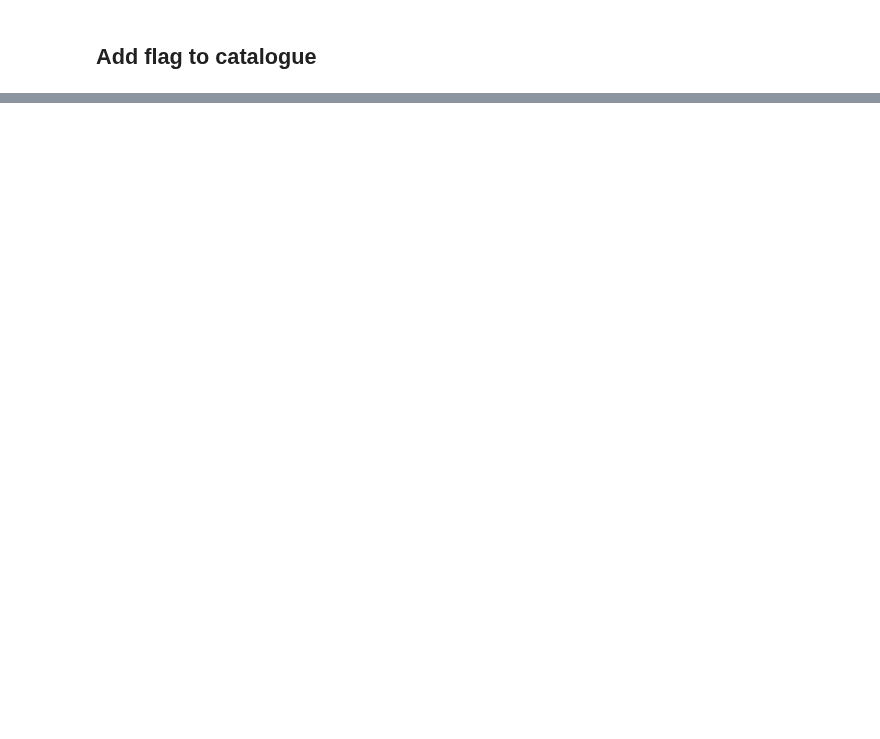
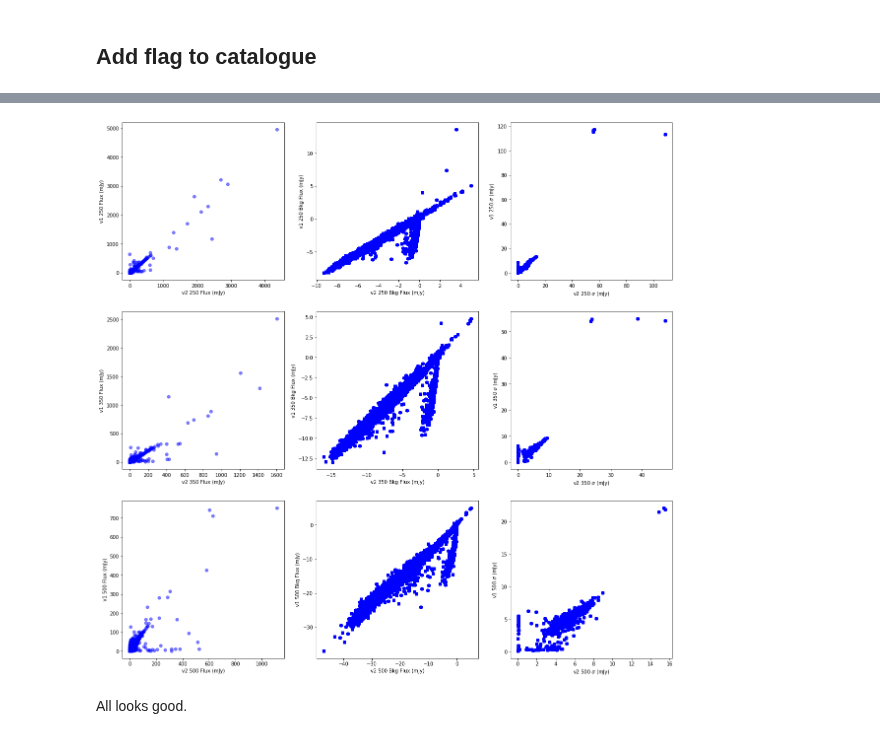
Before and after one commit to H-E-L-P/dmu_products, a Jupyter notebook: dmu26/dmu26_XID+SPIRE_GAMA-12/XID+SPIRE_GAMA-12_final_processing.ipynb, the cells around one changed output, grey strips where cells are left out. Cells and saved outputs as stored; diff of their text form; code cells hidden in the pictures; blank space fills up the shorter version.

```diff
--- a/dmu26/dmu26_XID+SPIRE_GAMA-12/XID+SPIRE_GAMA-12_final_processing.ipynb
+++ b/dmu26/dmu26_XID+SPIRE_GAMA-12/XID+SPIRE_GAMA-12_final_processing.ipynb
@@ -68,7 +81,7 @@ cat.add_column(Column(np.zeros(len(cat), dtype=bool),name='flag_spire_250'))
 cat.add_column(Column(np.zeros(len(cat), dtype=bool),name='flag_spire_350'))
 cat.add_column(Column(np.zeros(len(cat), dtype=bool),name='flag_spire_500'))
 # %%
-ind_SERVS_250=(cat['Pval_res_250']>0.5) | (cat['F_SPIRE_250'] < 4)
-ind_SERVS_350=(cat['Pval_res_350']>0.5) | (cat['F_SPIRE_350'] < 4)
-ind_SERVS_500=(cat['Pval_res_500']>0.5) | (cat['F_SPIRE_500'] < 6)
+ind_250=(cat['Pval_res_250']>0.5) | (cat['F_SPIRE_250'] < 10)
+ind_350=(cat['Pval_res_350']>0.5) | (cat['F_SPIRE_350'] < 10)
+ind_500=(cat['Pval_res_500']>0.5) | (cat['F_SPIRE_500'] < 12)
 # %%
@@ -85,0 +101,5 @@ WARNING: UnitsWarning: 'mJy/Beam' did not parse as fits unit: At col 4, Unit 'Be
+# %%
+old_cat=Table.read('./data/dmu26_XID+SPIRE_GAMA_12_20180508.fits')
+# %%
+
+comparison=join(cat, old_cat, join_type='left', keys='HELP_ID')
@@ -85,0 +121,21 @@ WARNING: UnitsWarning: 'mJy/Beam' did not parse as fits unit: At col 4, Unit 'Be
+# %%
+bands=[250,350,500]
+
+fig,axes=plt.subplots(3,3,figsize=(20,20))
+for i,b in enumerate(bands):
+    axes[i,0].plot(comparison['F_SPIRE_{}_1'.format(b)],comparison['F_SPIRE_{}_2'.format(b)],'bo',alpha=0.5)
+    axes[i,1].plot(comparison['Bkg_SPIRE_{}_1'.format(b)],comparison['Bkg_SPIRE_{}_2'.format(b)],'bo',alpha=0.5)
+    axes[i,2].plot(comparison['Sig_conf_SPIRE_{}_1'.format(b)],comparison['Sig_conf_SPIRE_{}_2'.format(b)],'bo',alpha=0.5)
+
+    axes[i,0].set_xlabel('v2 {} Flux (mJy)'.format(b))
+    axes[i,0].set_ylabel('v1 {} Flux (mJy)'.format(b))
+
+    axes[i,1].set_xlabel('v2 {} Bkg Flux (mJy)'.format(b))
+    axes[i,1].set_ylabel('v1 {} Bkg Flux (mJy)'.format(b))
+
+    axes[i,2].set_xlabel('v2 {} $\sigma$ (mJy)'.format(b))
+    axes[i,2].set_ylabel('v1 {} $\sigma$ (mJy)'.format(b))
+# %% [output]
+[figure, added]
+# %% [markdown]
+All looks good.
```
Also changed, not shown: parts of 15 cells of this notebook, 4 other files.
